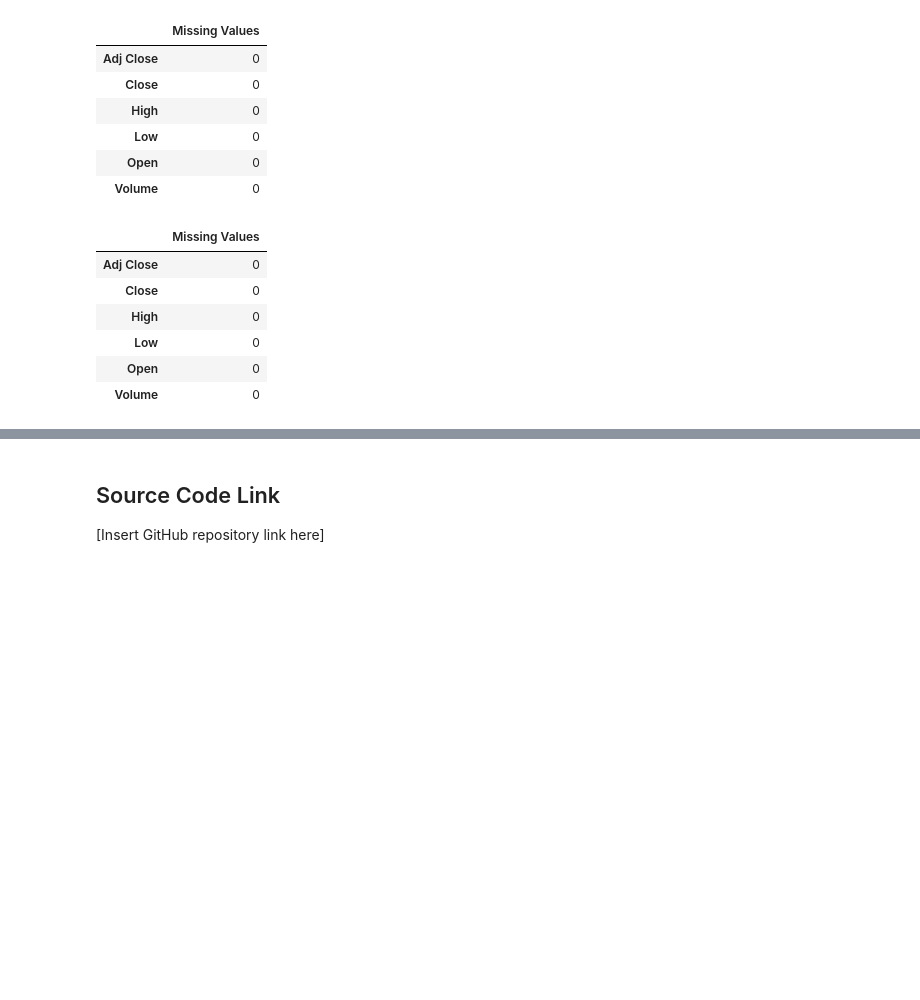
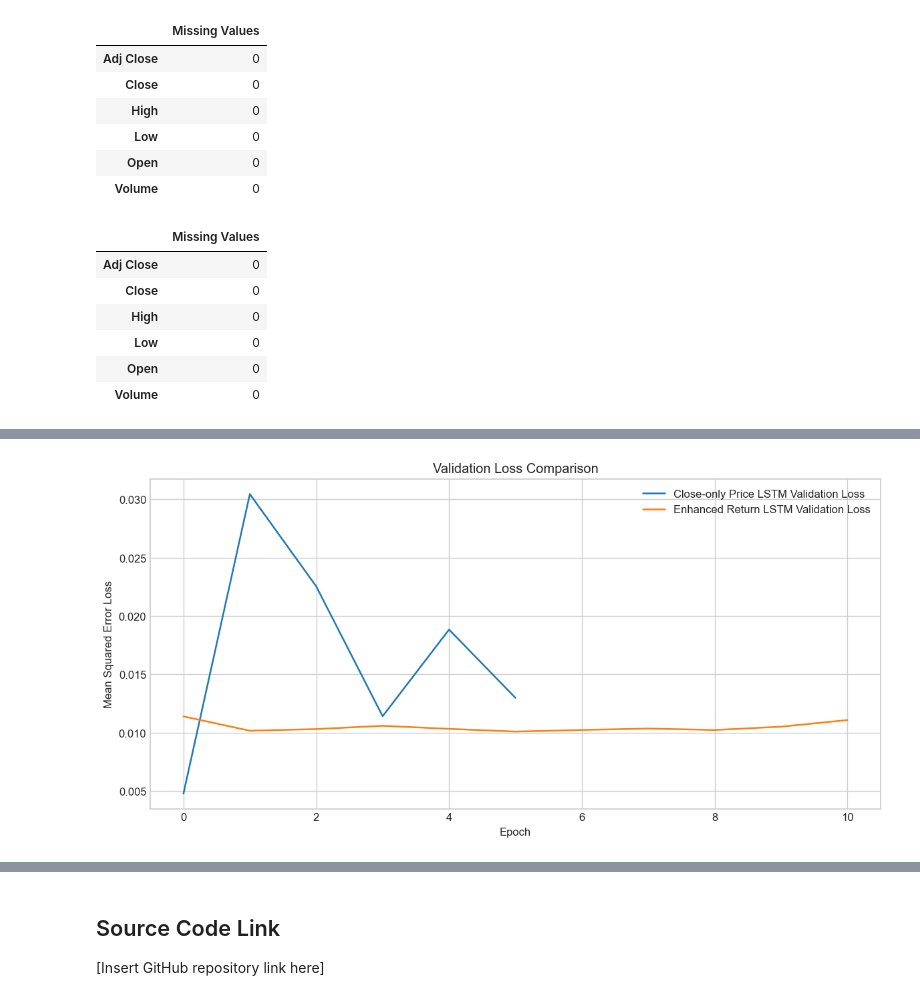
Before and after one commit to BingJun69/ML_Final_Assesment, a Jupyter notebook: stock_price_lstm_aapl.ipynb, the cells around one changed output, grey strips where cells are left out. Saved outputs shown, nothing was run; the diff lists cells and outputs as text; code cells hidden in the pictures; blank space fills up the shorter version.

Commit message:
Improve AAPL forecasting accuracy experiment

```diff
--- a/stock_price_lstm_aapl.ipynb
+++ b/stock_price_lstm_aapl.ipynb
@@ -536,0 +389,20 @@ Future improvements could include using Open, High, Low, Close, and Volume toget
+# %%
+def build_lstm_model(input_shape):
+    model = Sequential([
+        Input(shape=input_shape),
+        LSTM(units=50, return_sequences=True),
+        Dropout(0.2),
+        LSTM(units=50),
+        Dropout(0.2),
+        Dense(units=1),
+    ])
+    model.compile(optimizer="adam", loss="mean_squared_error")
+    return model
+
+
+close_lstm_model = build_lstm_model((lookback, 1))
+return_lstm_model = build_lstm_model((lookback, len(feature_columns)))
+
+print("LSTM architecture: Input -> LSTM(50) -> Dropout(0.2) -> LSTM(50) -> Dropout(0.2) -> Dense(1)")
+print(f"Close-only model input shape: {(lookback, 1)}")
+print(f"Enhanced model input shape: {(lookback, len(feature_columns))}")
@@ -536,0 +417,51 @@ Future improvements could include using Open, High, Low, Close, and Volume toget
+# %%
+close_early_stopping = EarlyStopping(
+    monitor="val_loss",
+    patience=5,
+    restore_best_weights=True,
+)
+
+return_early_stopping = EarlyStopping(
+    monitor="val_loss",
+    patience=5,
+    restore_best_weights=True,
+)
+
+close_history = close_lstm_model.fit(
+    X_train_close,
+    y_train_price,
+    epochs=30,
+    batch_size=32,
+    validation_split=0.1,
+    shuffle=False,
+    callbacks=[close_early_stopping],
+    verbose=0,
+)
+
+return_history = return_lstm_model.fit(
+    X_train_enhanced,
+    y_train_return,
+    epochs=30,
+    batch_size=32,
+    validation_split=0.1,
+    shuffle=False,
+    callbacks=[return_early_stopping],
+    verbose=0,
+)
+
+print(f"Close-only LSTM epochs trained: {len(close_history.history['loss'])}")
+print(f"Return-target enhanced LSTM epochs trained: {len(return_history.history['loss'])}")
+print(f"Close-only final validation loss: {close_history.history['val_loss'][-1]:.6f}")
+print(f"Return-target final validation loss: {return_history.history['val_loss'][-1]:.6f}")
+
+plt.figure(figsize=(10, 5))
+plt.plot(close_history.history["val_loss"], label="Close-only Price LSTM Validation Loss")
+plt.plot(return_history.history["val_loss"], label="Enhanced Return LSTM Validation Loss")
+plt.title("Validation Loss Comparison")
+plt.xlabel("Epoch")
+plt.ylabel("Mean Squared Error Loss")
+plt.legend()
+plt.tight_layout()
+plt.savefig(OUTPUT_DIR / "aapl_04_validation_loss_comparison.png", dpi=150)
+plt.show()
+# %% [output]
@@ -536,0 +472 @@ Future improvements could include using Open, High, Low, Close, and Volume toget
+[figure, added]
```
Also changed, not shown: parts of 57 cells of this notebook, 6 other files.
